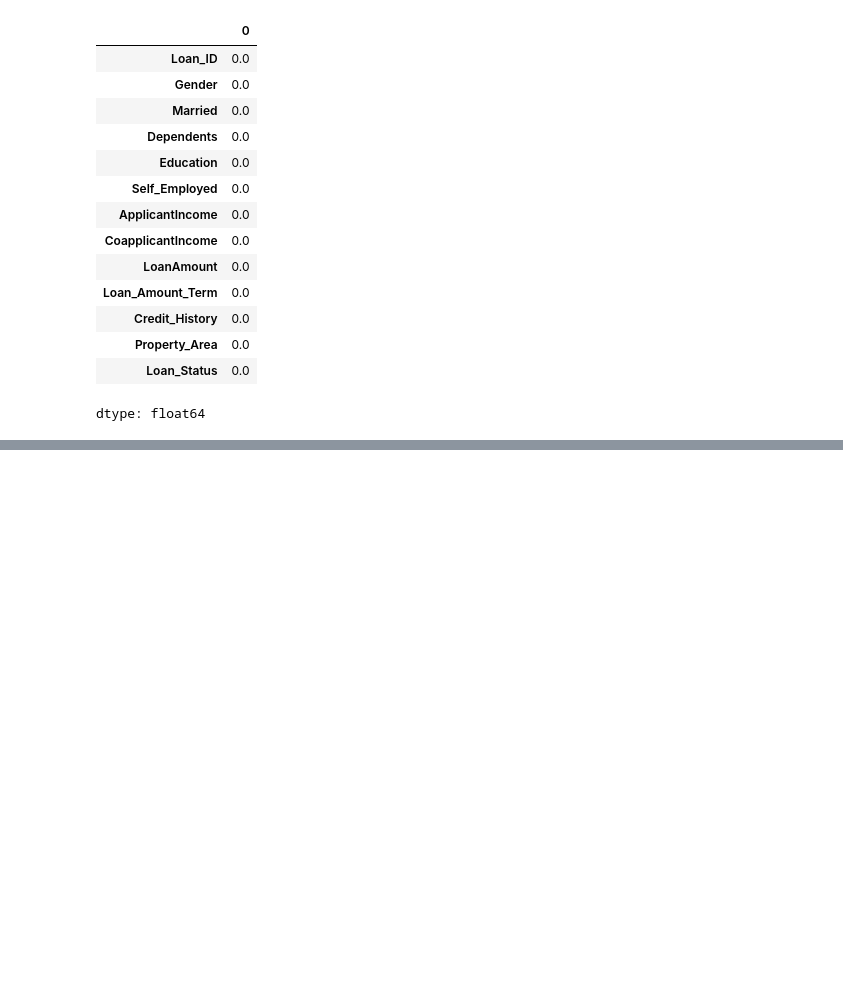
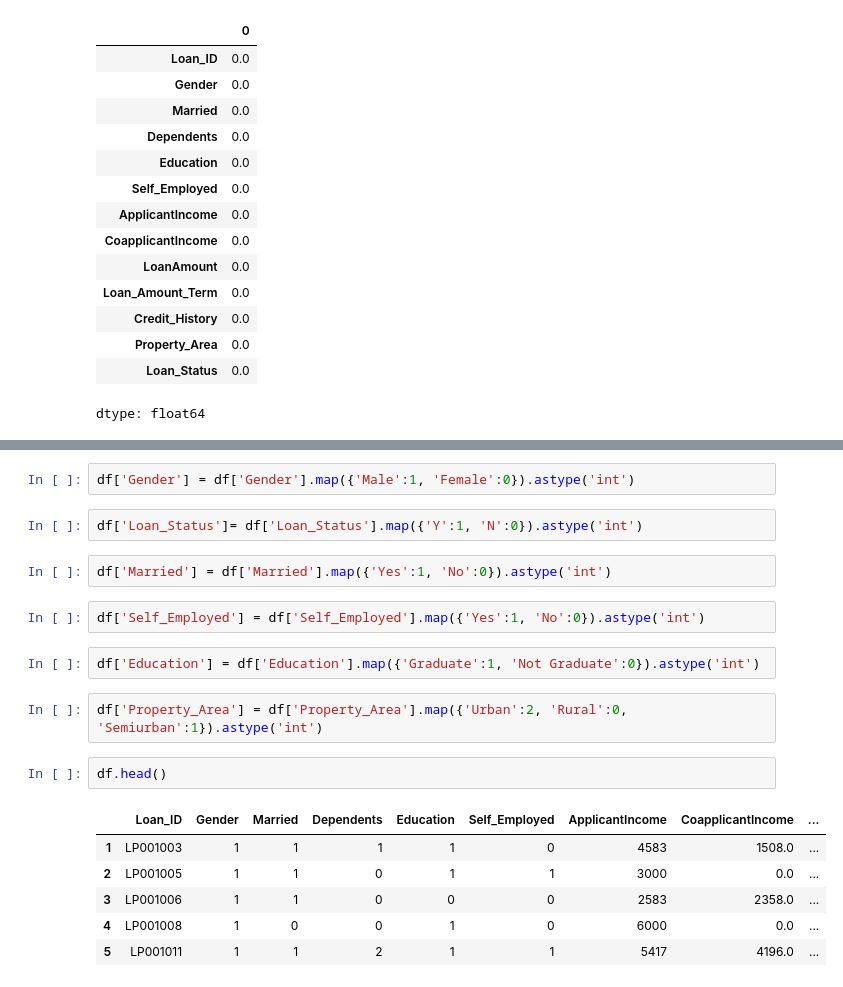
Before and after one commit to SurekhaBerlin/Loan-Status-Prediction-Using-Machine-Learning, a Jupyter notebook: Loan_Status_Prediction_Using_Machine_Learning_ipynb.ipynb, the cells around one changed output, grey strips where cells are left out. Saved outputs shown, nothing was run; the diff lists cells and outputs as text; blank space fills up the shorter version.

```diff
--- a/Loan_Status_Prediction_Using_Machine_Learning_ipynb.ipynb
+++ b/Loan_Status_Prediction_Using_Machine_Learning_ipynb.ipynb
@@ -183,0 +205,21 @@ dtype: float64
+# %%
+df['Gender'] = df['Gender'].map({'Male':1, 'Female':0}).astype('int')
+# %%
+df['Loan_Status']= df['Loan_Status'].map({'Y':1, 'N':0}).astype('int')
+# %%
+df['Married'] = df['Married'].map({'Yes':1, 'No':0}).astype('int')
+# %%
+df['Self_Employed'] = df['Self_Employed'].map({'Yes':1, 'No':0}).astype('int')
+# %%
+df['Education'] = df['Education'].map({'Graduate':1, 'Not Graduate':0}).astype('int')
+# %%
+df['Property_Area'] = df['Property_Area'].map({'Urban':2, 'Rural':0, 'Semiurban':1}).astype('int')
+# %%
+df.head()
+# %% [output]
+|  | Loan_ID | Gender | Married | Dependents | Education | Self_Employed | ApplicantIncome | CoapplicantIncome | ... |
+| 1 | LP001003 | 1 | 1 | 1 | 1 | 0 | 4583 | 1508.0 | ... |
+| 2 | LP001005 | 1 | 1 | 0 | 1 | 1 | 3000 | 0.0 | ... |
+| 3 | LP001006 | 1 | 1 | 0 | 0 | 0 | 2583 | 2358.0 | ... |
+| 4 | LP001008 | 1 | 0 | 0 | 1 | 0 | 6000 | 0.0 | ... |
+| 5 | LP001011 | 1 | 1 | 2 | 1 | 1 | 5417 | 4196.0 | ... |
```
Also changed, not shown: parts of 5 cells of this notebook.
